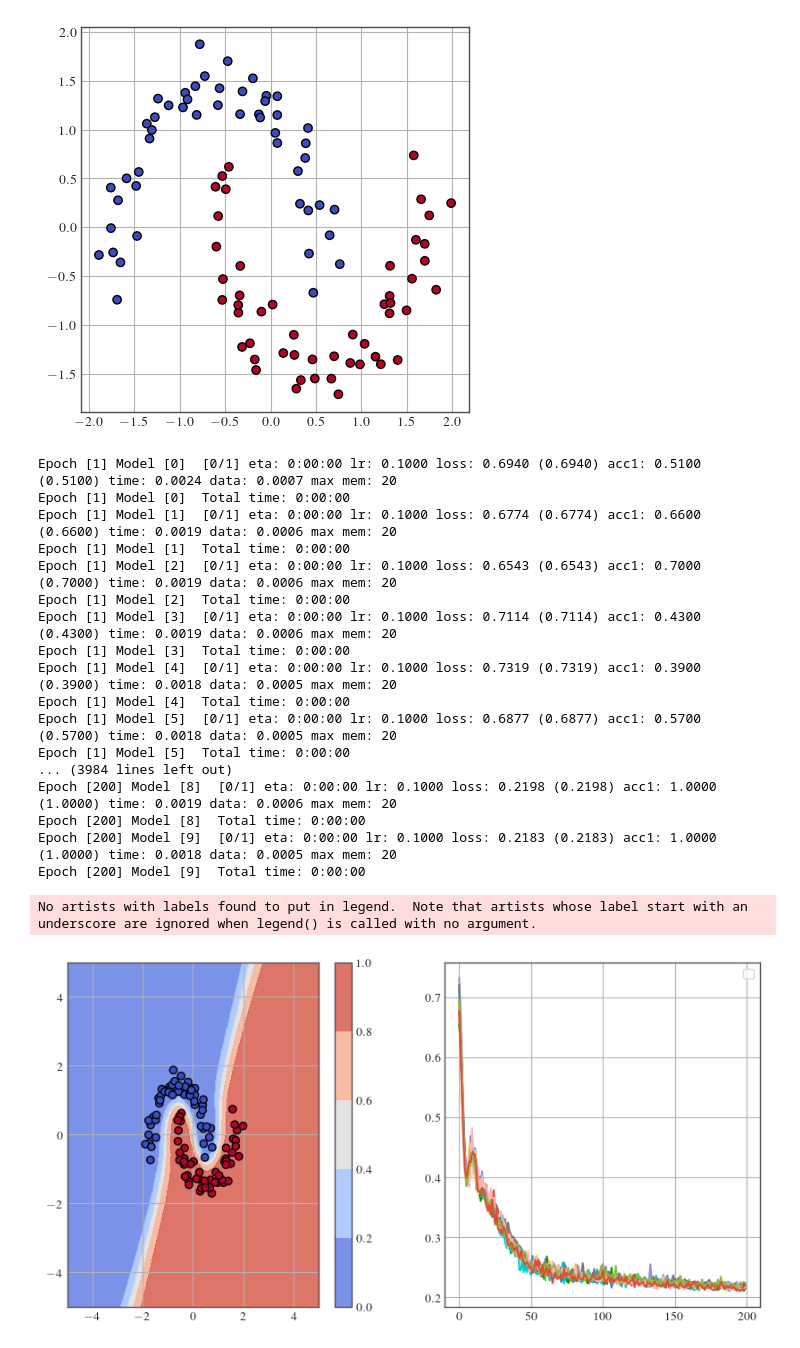
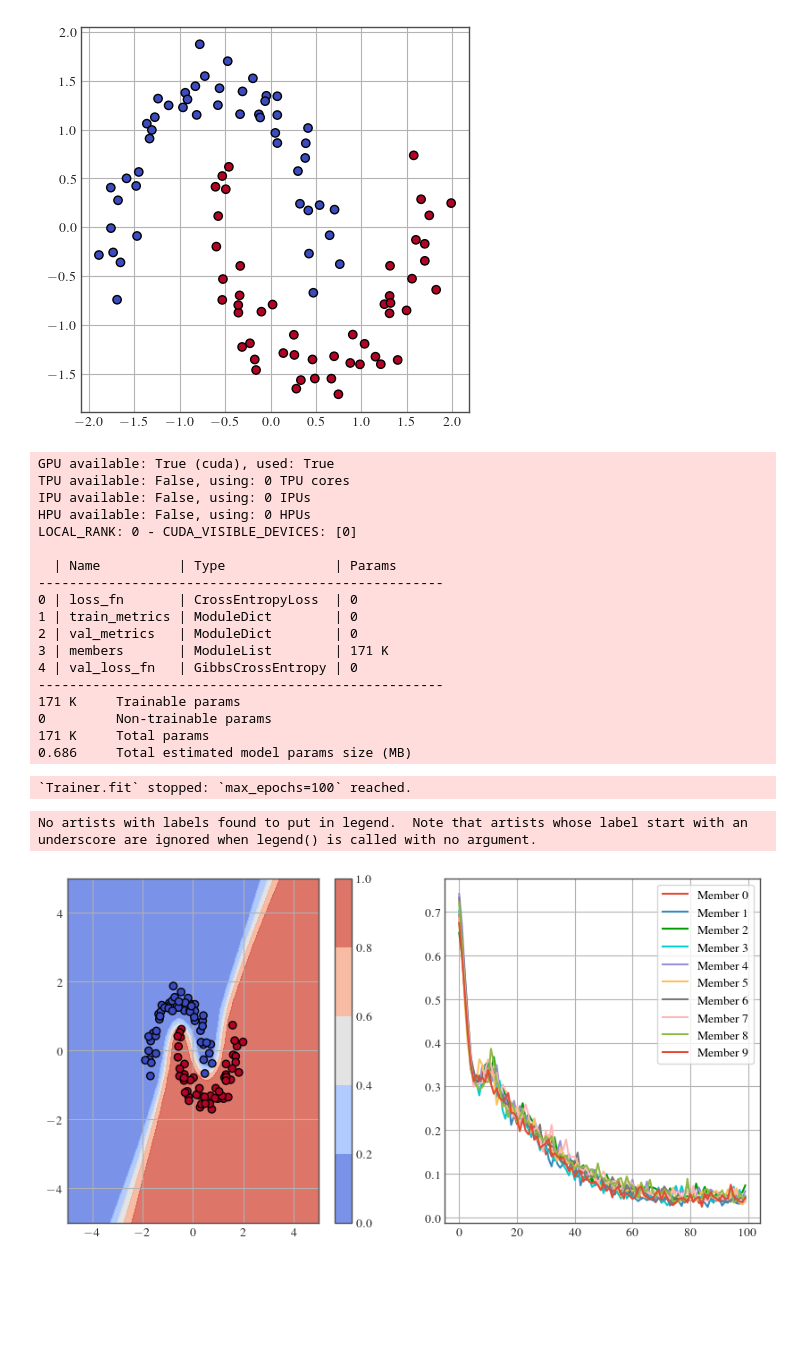
Before and after one commit to dhuseljic/dal-toolbox, a Jupyter notebook: notebooks/uncertainty/ensemble.ipynb, the cells around one changed output. Drawn from its saved outputs; the diff is of its cells as text; code cells hidden in the pictures; blank space fills up the shorter version.

Commit message:
updated models to inherit from basemodule

```diff
--- a/notebooks/uncertainty/ensemble.ipynb
+++ b/notebooks/uncertainty/ensemble.ipynb
@@ -69,50 +69,53 @@ def plot_contour(model, domain=5, ax=None):
     plt.contourf(xx, yy, zz, alpha=.8, zorder=-1, levels=np.linspace(0, 1, 6))
     plt.colorbar()
 # %%
+from dal_toolbox.models.ensemble import EnsembleModel
+from dal_toolbox.models.utils.callbacks import MetricHistory
+
 num_members = 10
 num_epochs = 100
 torch.manual_seed(0)
 train_loader = torch.utils.data.DataLoader(train_ds, batch_size=128, shuffle=True)
 
 members = [Net(2) for _ in range(num_members)]
-optimizer = EnsembleOptimizer([torch.optim.SGD(m.parameters(), lr=1e-1, momentum=0.9) for m in members])
-model = Ensemble(members)
-trainer = EnsembleTrainer(
-    model,
-    criterion=nn.CrossEntropyLoss(label_smoothing=0.1),
-    optimizer=optimizer,
-    num_epochs=200,
-)
-history = trainer.fit(train_loader)
-train_history = history['train_history']
+optimizers = [torch.optim.SGD(m.parameters(), lr=1e-1, momentum=0.9) for m in members]
+lr_schedulers = [torch.optim.lr_scheduler.CosineAnnealingLR(o, T_max=100) for o in optimizers]
+model = EnsembleModel(members, optimizer_list=optimizers, lr_scheduler_list=lr_schedulers)
+history = MetricHistory()
+trainer = L.Trainer(max_epochs=num_epochs, callbacks=[history])
+trainer.fit(model, train_loader)
+model.forward_sample = model.forward
 
 model.eval()
 plt.figure(figsize=(10, 5))
 plt.subplot(121)
 plot_contour(model)
 plt.scatter(X[:, 0], X[:, 1], c=y)
 plt.subplot(122)
 plt.legend()
 for i in range(num_members):
-    plt.plot([d[f'train_loss_member{i}'] for d in train_history], label=f'Member {i}')
+    plt.plot([d[f'train_loss_member{i}'] for d in history], label=f'Member {i}')
+plt.legend()
 plt.show()
 # %% [output]
-Epoch [1] Model [0]  [0/1] eta: 0:00:00 lr: 0.1000 loss: 0.6940 (0.6940) acc1: 0.5100 (0.5100) time: 0.0024 data: 0.0007 max mem: 20
-Epoch [1] Model [0]  Total time: 0:00:00
-Epoch [1] Model [1]  [0/1] eta: 0:00:00 lr: 0.1000 loss: 0.6774 (0.6774) acc1: 0.6600 (0.6600) time: 0.0019 data: 0.0006 max mem: 20
-Epoch [1] Model [1]  Total time: 0:00:00
-Epoch [1] Model [2]  [0/1] eta: 0:00:00 lr: 0.1000 loss: 0.6543 (0.6543) acc1: 0.7000 (0.7000) time: 0.0019 data: 0.0006 max mem: 20
-Epoch [1] Model [2]  Total time: 0:00:00
-Epoch [1] Model [3]  [0/1] eta: 0:00:00 lr: 0.1000 loss: 0.7114 (0.7114) acc1: 0.4300 (0.4300) time: 0.0019 data: 0.0006 max mem: 20
-Epoch [1] Model [3]  Total time: 0:00:00
-Epoch [1] Model [4]  [0/1] eta: 0:00:00 lr: 0.1000 loss: 0.7319 (0.7319) acc1: 0.3900 (0.3900) time: 0.0018 data: 0.0005 max mem: 20
-Epoch [1] Model [4]  Total time: 0:00:00
-Epoch [1] Model [5]  [0/1] eta: 0:00:00 lr: 0.1000 loss: 0.6877 (0.6877) acc1: 0.5700 (0.5700) time: 0.0018 data: 0.0005 max mem: 20
-Epoch [1] Model [5]  Total time: 0:00:00
-... (3984 lines left out)
-Epoch [200] Model [8]  [0/1] eta: 0:00:00 lr: 0.1000 loss: 0.2198 (0.2198) acc1: 1.0000 (1.0000) time: 0.0019 data: 0.0006 max mem: 20
-Epoch [200] Model [8]  Total time: 0:00:00
-Epoch [200] Model [9]  [0/1] eta: 0:00:00 lr: 0.1000 loss: 0.2183 (0.2183) acc1: 1.0000 (1.0000) time: 0.0018 data: 0.0005 max mem: 20
-Epoch [200] Model [9]  Total time: 0:00:00
+GPU available: True (cuda), used: True
+TPU available: False, using: 0 TPU cores
+IPU available: False, using: 0 IPUs
+HPU available: False, using: 0 HPUs
+LOCAL_RANK: 0 - CUDA_VISIBLE_DEVICES: [0]
+
+  | Name          | Type              | Params
+----------------------------------------------------
+0 | loss_fn       | CrossEntropyLoss  | 0
+1 | train_metrics | ModuleDict        | 0
+2 | val_metrics   | ModuleDict        | 0
+3 | members       | ModuleList        | 171 K
+4 | val_loss_fn   | GibbsCrossEntropy | 0
+----------------------------------------------------
+171 K     Trainable params
+0         Non-trainable params
+171 K     Total params
+0.686     Total estimated model params size (MB)
-No artists with labels found to put in legend.  Note that artists whose label start with an underscore are ignored when legend() is called with no argument.
+`Trainer.fit` stopped: `max_epochs=100` reached.
+No artists with labels found to put in legend.  Note that artists whose label start with an underscore are ignored when legend() is called with no argument.
-[figure, old version]
+[figure, new version]
```
Also changed, not shown: parts of 2 cells of this notebook, 10 other files.
